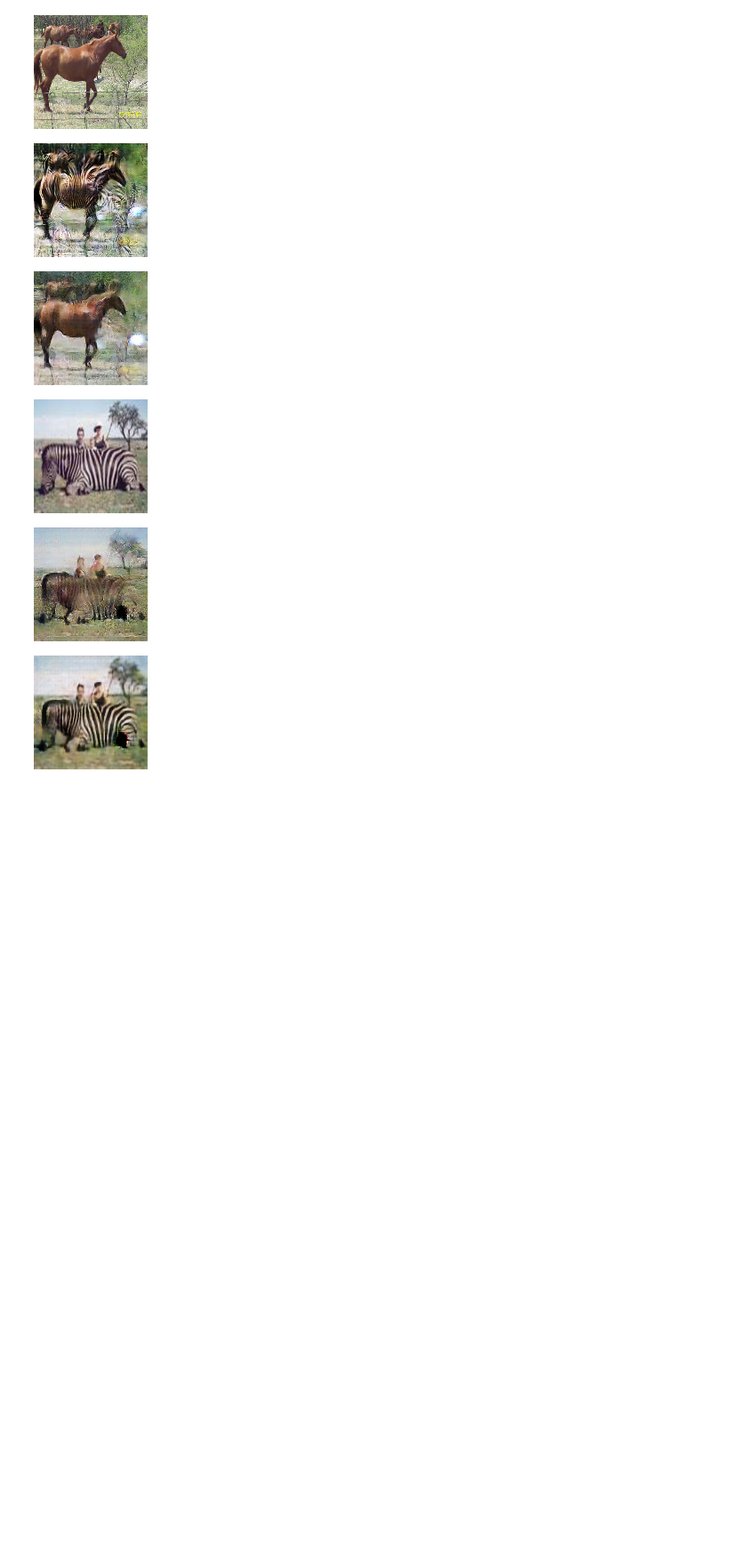
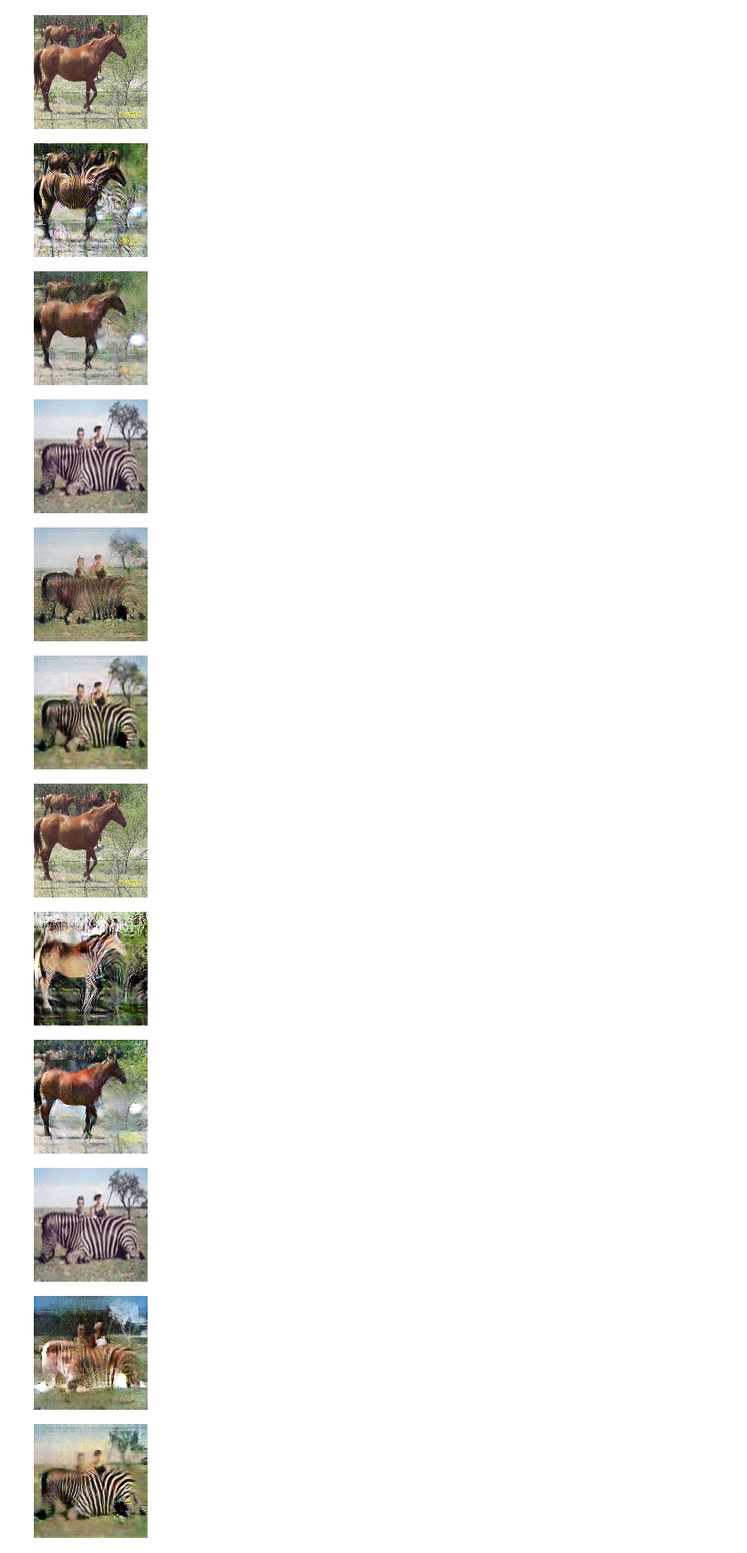
Before and after one commit to rplanas79/2019-upcaidl-project, a Jupyter notebook: Cycle_GAN_horse2zebra.ipynb, the cells around one changed output. Shown at 89% size. Cells and saved outputs as stored; diff of their text form; code cells hidden in the pictures; blank space fills up the shorter version.

Commit message:
Add files via upload
New version with split training between generators and discriminators + other things

```diff
--- a/Cycle_GAN_horse2zebra.ipynb
+++ b/Cycle_GAN_horse2zebra.ipynb
@@ -274,7 +276,8 @@ class Generator(torch.nn.Module):
         x = nn.Sequential(
             nn.Conv2d(i, o, dim, stride=2, padding=1, bias=False),
             nn.BatchNorm2d(o),
-            nn.LeakyReLU(0.2)
+            nn.LeakyReLU(0.2),
+            #nn.Dropout(0.5)
         )
         return x
 
@@ -293,7 +296,8 @@ class Generator(torch.nn.Module):
         x = nn.Sequential(
             nn.ConvTranspose2d(i, o, dim, stride=2, padding=1, bias=False),
             nn.BatchNorm2d(o),
-            nn.ReLU()
+            nn.ReLU(),
+            #nn.Dropout(0.5)
         )
         return x
 
@@ -371,17 +375,17 @@ class Discriminator(torch.nn.Module):
 
         self._conv1 = nn.Sequential(
             nn.Conv2d(in_channels=3, out_channels=128, kernel_size=4, stride=2, padding=1, bias=True),
-            nn.LeakyReLU(0.2)
+            nn.LeakyReLU(0.2, inplace=True)
         )
         self._conv2 = nn.Sequential(
             nn.Conv2d(in_channels=128, out_channels=256, kernel_size=4, stride=2, padding=1, bias=False),
             nn.BatchNorm2d(256),
-            nn.LeakyReLU(0.2)
+            nn.LeakyReLU(0.2, inplace=True)
         )
         self._conv3 = nn.Sequential(
             nn.Conv2d(in_channels=256, out_channels=512, kernel_size=4, stride=2, padding=1, bias=False),
             nn.BatchNorm2d(512),
-            nn.LeakyReLU(0.2)
+            nn.LeakyReLU(0.2, inplace=True)
         )
 
         self._fc = nn.Sequential(
@@ -702,3 +812,24 @@ display_batch_images(fake_samplesA.detach())
 [figure]
 [figure]
 [figure]
+# %%
+# Test example - 200 epochs - lambda adaptive - split training
+idx = 9
+fake_samplesA = model._generatorA2B(horse2zebra_test[idx][0].unsqueeze(0).cuda())
+fake_samplesB = model._generatorB2A(fake_samplesA)
+display_batch_images(horse2zebra_test[idx][0])
+display_batch_images(fake_samplesA.detach())
+display_batch_images(fake_samplesB.detach())
+#
+fake_samplesB = model._generatorB2A(horse2zebra_test[idx][1].unsqueeze(0).cuda())
+fake_samplesA = model._generatorA2B(fake_samplesB)
+display_batch_images(horse2zebra_test[idx][1])
+display_batch_images(fake_samplesB.detach())
+display_batch_images(fake_samplesA.detach())
+# %% [output]
+[figure, added]
+[figure, added]
+[figure, added]
+[figure, added]
+[figure, added]
+[figure, added]
```
Also changed, not shown: parts of 8 cells of this notebook.
